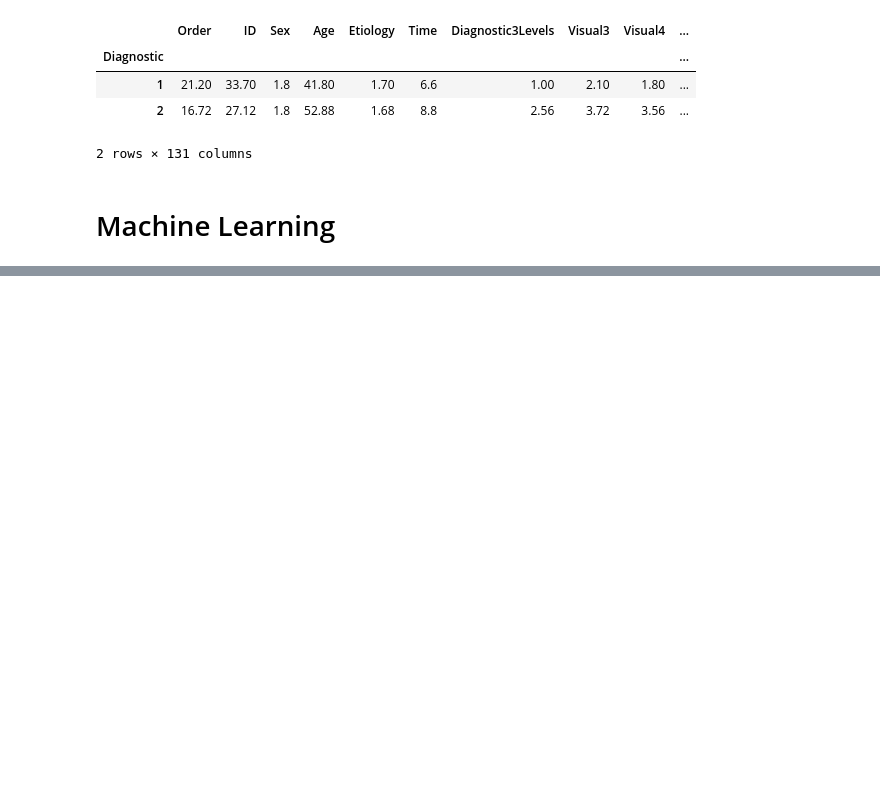
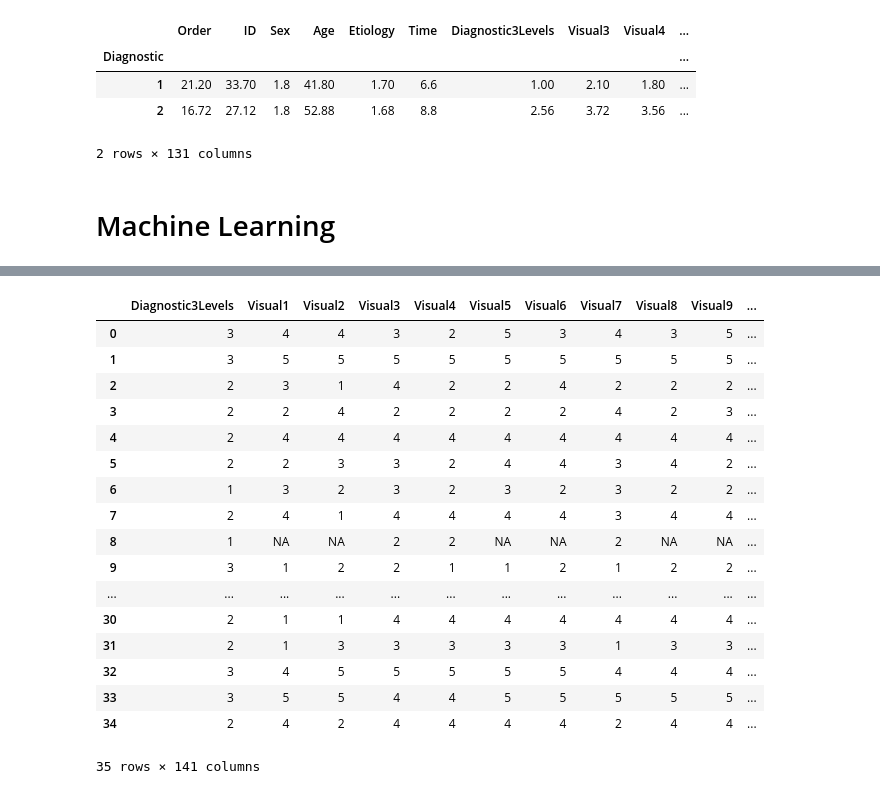
Before and after one commit to ManJ-PC/ML-DoC, a Jupyter notebook: Machine_learning_and_Data_analysis_about_Disentangling_Disorders_of_Consciousness.ipynb, the cells around one changed output, grey strips where cells are left out. Drawn from its saved outputs; the diff is of its cells as text; code cells hidden in the pictures; blank space fills up the shorter version.

```diff
--- a/Machine_learning_and_Data_analysis_about_Disentangling_Disorders_of_Consciousness.ipynb
+++ b/Machine_learning_and_Data_analysis_about_Disentangling_Disorders_of_Consciousness.ipynb
@@ -147,0 +220,21 @@ from sklearn.neighbors import KNeighborsClassifier
+# %%
+docDF.iloc[:,7:]
+# %% [output]
+|  | Diagnostic3Levels | Visual1 | Visual2 | Visual3 | Visual4 | Visual5 | Visual6 | Visual7 | Visual8 | Visual9 | ... |
+| 0 | 3 | 4 | 4 | 3 | 2 | 5 | 3 | 4 | 3 | 5 | ... |
+| 1 | 3 | 5 | 5 | 5 | 5 | 5 | 5 | 5 | 5 | 5 | ... |
+| 2 | 2 | 3 | 1 | 4 | 2 | 2 | 4 | 2 | 2 | 2 | ... |
+| 3 | 2 | 2 | 4 | 2 | 2 | 2 | 2 | 4 | 2 | 3 | ... |
+| 4 | 2 | 4 | 4 | 4 | 4 | 4 | 4 | 4 | 4 | 4 | ... |
+| 5 | 2 | 2 | 3 | 3 | 2 | 4 | 4 | 3 | 4 | 2 | ... |
+| 6 | 1 | 3 | 2 | 3 | 2 | 3 | 2 | 3 | 2 | 2 | ... |
+| 7 | 2 | 4 | 1 | 4 | 4 | 4 | 4 | 3 | 4 | 4 | ... |
+| 8 | 1 | NA | NA | 2 | 2 | NA | NA | 2 | NA | NA | ... |
+| 9 | 3 | 1 | 2 | 2 | 1 | 1 | 2 | 1 | 2 | 2 | ... |
+| ... | ... | ... | ... | ... | ... | ... | ... | ... | ... | ... | ... |
+| 30 | 2 | 1 | 1 | 4 | 4 | 4 | 4 | 4 | 4 | 4 | ... |
+| 31 | 2 | 1 | 3 | 3 | 3 | 3 | 3 | 1 | 3 | 3 | ... |
+| 32 | 3 | 4 | 5 | 5 | 5 | 5 | 5 | 4 | 4 | 4 | ... |
+| 33 | 3 | 5 | 5 | 4 | 4 | 5 | 5 | 5 | 5 | 5 | ... |
+| 34 | 2 | 4 | 2 | 4 | 4 | 4 | 4 | 2 | 4 | 4 | ... |
+35 rows × 141 columns
```
Also changed, not shown: parts of 5 cells of this notebook.
